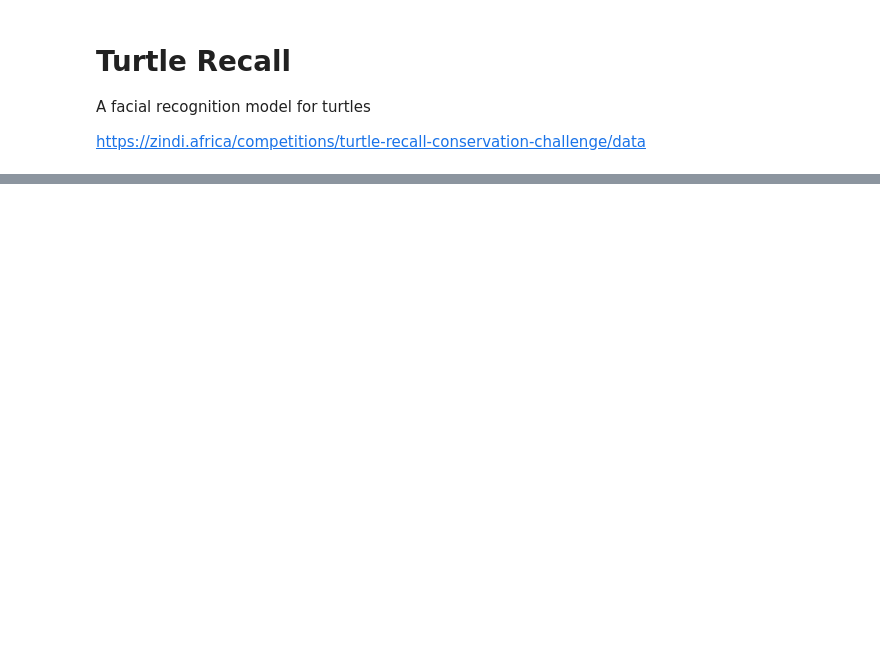
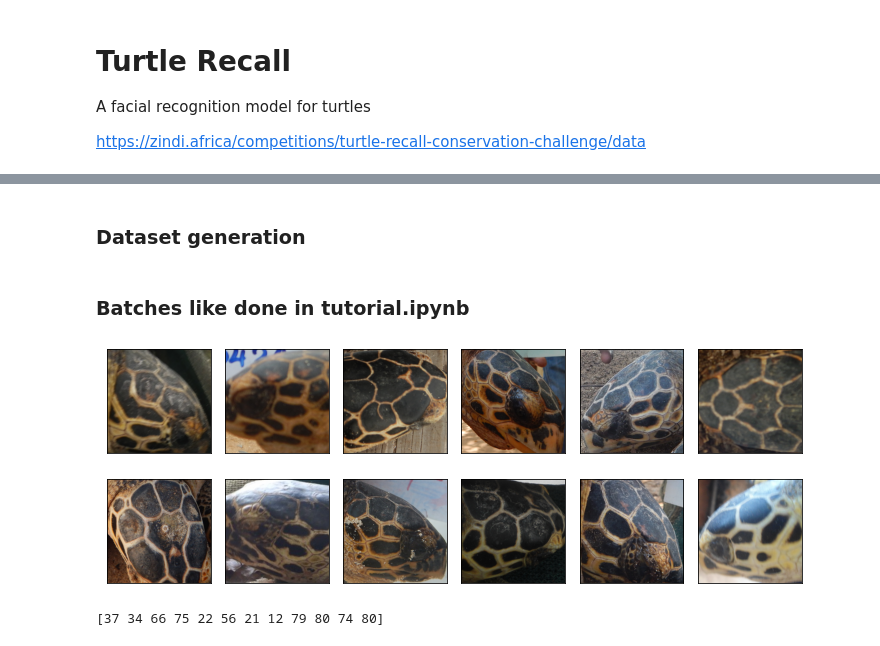
Before and after one commit to dhesenkamp/turtleRecall, a Jupyter notebook: turtleRecall.ipynb, the cells around one changed output, grey strips where cells are left out. Cells and saved outputs as stored; diff of their text form; code cells hidden in the pictures; blank space fills up the shorter version.

```diff
--- a/turtleRecall.ipynb
+++ b/turtleRecall.ipynb
@@ -19,0 +15,3 @@ ds.head()
+# %%
+IMAGE_DIR = './data/images'
+BATCH_SIZE = 64
@@ -19,0 +107,2 @@ ds.head()
+# %% [markdown]
+### Dataset generation
@@ -19,0 +129,43 @@ ds.head()
+# %% [markdown]
+### Batches like done in tutorial.ipynb
+# %%
+probability_per_label = {
+    label: 1 / label_count / len(train_images_per_turtle)
+    for label, label_count in train_images_per_turtle.items()
+}
+
+probabilities = [
+    probability_per_label[image_turtle_id]
+    for image_turtle_id in image_turtle_ids
+]
+assert np.isclose(1., np.sum(probabilities))
+
+
+def get_batch(batch_size, rebalance=False):
+  if rebalance:
+    probs = probabilities
+  else:
+    probs = None
+  batch_image_idxs = np.random.choice(
+      len(image_files), size=batch_size, replace=False, p=probs)
+  input_images = [loaded_images[idx] for idx in batch_image_idxs]
+  image_labels = [labels[image_turtle_ids[idx]] for idx in batch_image_idxs]
+  return (
+      np.stack([np.asarray(im, dtype=np.float32) / 255. for im in input_images]),
+      np.stack(image_labels).astype(np.int32))
+# %%
+batch_images, batch_labels = get_batch(batch_size=12)
+
+_, axes = plt.subplots(nrows=2, ncols=6, figsize=(10, 4))
+axes = axes.flatten()
+for img, ax in zip(list(batch_images), axes):
+  ax.imshow(img)
+  ax.xaxis.set_visible(False)
+  ax.yaxis.set_visible(False)
+plt.tight_layout()
+plt.show()
+
+print(batch_labels)
+# %% [output]
+[figure, added]
+[37 34 66 75 22 56 21 12 79 80 74 80]
```
Also changed, not shown: parts of 22 cells of this notebook.
